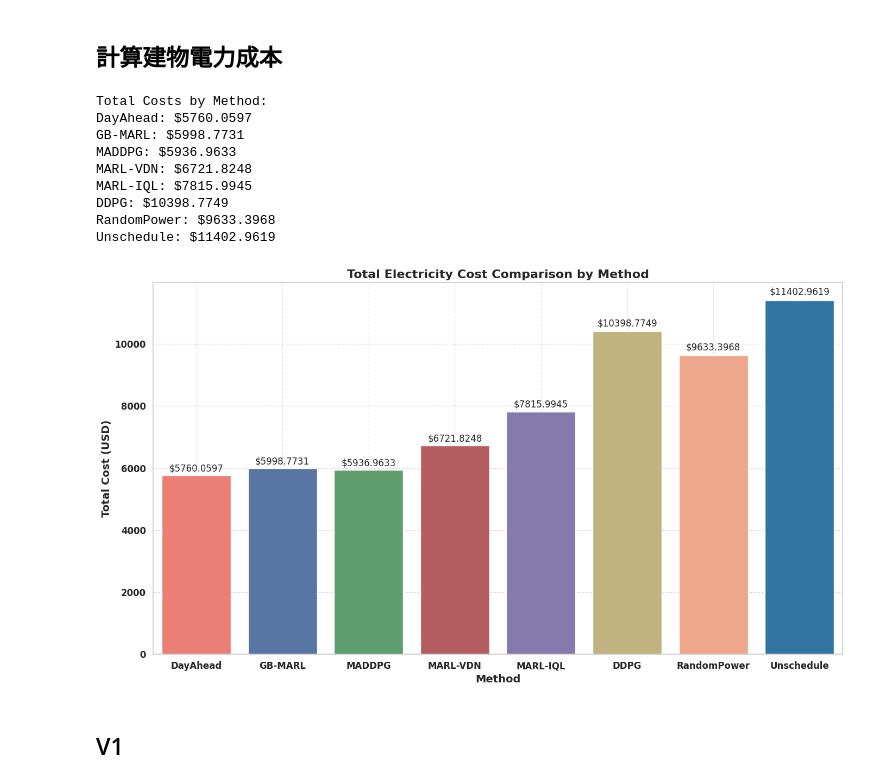
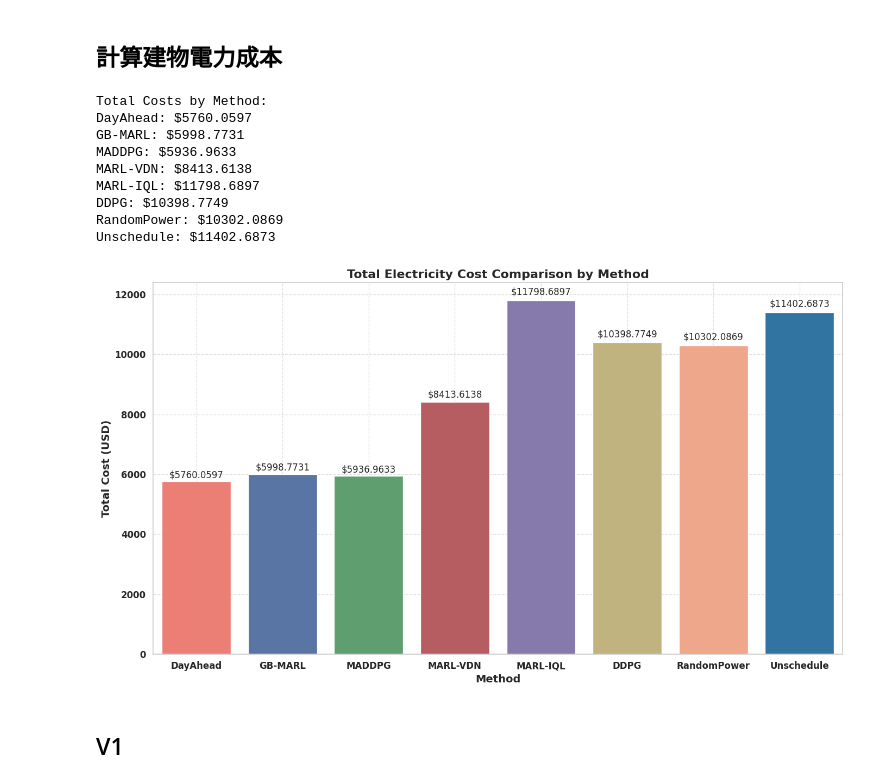
Before and after one commit to carlwang49/MY_WORK, a Jupyter notebook: Evaluation.ipynb, the cells around one changed output. Cells and saved outputs as stored; diff of their text form; code cells hidden in the pictures.

```diff
--- a/Evaluation.ipynb
+++ b/Evaluation.ipynb
@@ -196,14 +196,14 @@ soc_file = '/soc_history.csv'
 charging_file = '/charging_records.csv'
 
 
-DayAhead_dir = './Result/DayAhead_09-01_09-30_num20_sim_v1/3'
+DayAhead_dir = './Result/DayAhead_09-01_09-30_num20_sim_v0/1'
 GB_MARL_dir = './Result/GB-MARL-v2.1_alpha0.5_beta0.1_num10_s1/1'
 MADDPG_dir = './Results/MADDPG_07-01_09-01_10_sim_v1/7'
-VDN_dir = './Result/VDN-MARL_alpha0.5_beta0.1_num20_sim_v1/1'
-IQL_dir = './Result/IQL-MARL_07-01_09-01_20_sim_v1/1'
+VDN_dir = './Result/VDN-MARL_alpha0.5_beta0.1_num20_sim_v0/1'
+IQL_dir = './Result/IQL-MARL_07-01_09-01_20_sim_v0/1'
 DDPG_dir = './Result/DDPG_alpha0.5_beta0.1_10_sim_v1/1'
-Random_dir = './Result/RandomPower_09-01_09-30_20_sim_v1/1'
-Unschedule_dir = './Result/Unschedule_09-01_09-30_20_sim_v1/1'
+Random_dir = './Result/RandomPower_09-01_09-30_20_sim_v0/1'
+Unschedule_dir = './Result/Unschedule_09-01_09-30_20_sim_v0/1'
 
 DayAhead_building_file = DayAhead_dir + building_file
 GB_MARL_building_file = GB_MARL_dir + test_building_file
@@ -292,38 +292,38 @@ plt.show()
 
 # plt.xticks(fontsize=12, fontweight='bold')
 # plt.yticks(fontsize=12, fontweight='bold')
 # plt.tight_layout()
 # plt.show()
 
 
 # fig, ax = plt.subplots(figsize=(14, 8))
 # bars = sns.barplot(x=method_names, y=current_tariffs, palette=colors, ax=ax)
 
 # ax.set_xlabel('Method', fontsize=14, fontweight='bold')
 # ax.set_ylabel('Current Tariff (USD)', fontsize=14, fontweight='bold')
 # ax.set_title('Current Tariff Comparison by Method', fontsize=16, fontweight='bold')
 # ax.grid(True, linestyle='--', alpha=0.6)
 
 # for bar, yval in zip(bars.patches, current_tariffs):
 #     height = bar.get_height()
 #     ax.text(bar.get_x() + bar.get_width()/2, height + 0.01 * height, f'${height:.2f}', ha='center', va='bottom', fontsize=12)
 
 # plt.xticks(fontsize=12, fontweight='bold')
 # plt.yticks(fontsize=12, fontweight='bold')
 # plt.tight_layout()
 
 # plt.show()
 # %% [output]
 Total Costs by Method:
 DayAhead: $5760.0597
 GB-MARL: $5998.7731
 MADDPG: $5936.9633
-MARL-VDN: $6721.8248
-MARL-IQL: $7815.9945
+MARL-VDN: $8413.6138
+MARL-IQL: $11798.6897
 DDPG: $10398.7749
-RandomPower: $9633.3968
-Unschedule: $11402.9619
+RandomPower: $10302.0869
+Unschedule: $11402.6873
-[figure, old version]
+[figure, new version]
 # %% [markdown]
 ## V1
 # %%
```
Also changed, not shown: parts of 10 cells of this notebook.
